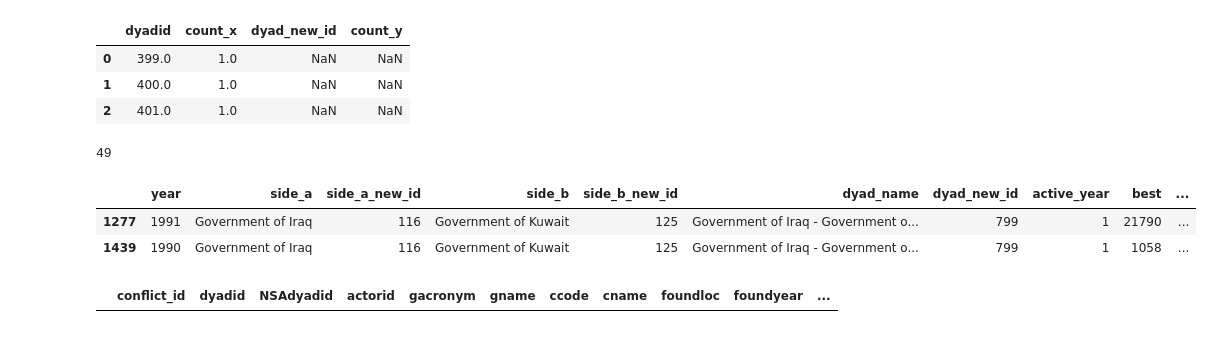
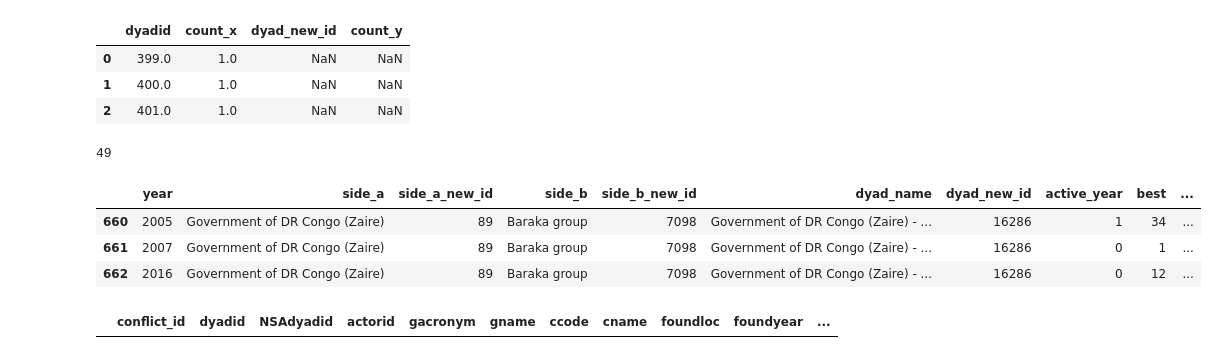
Before and after one commit to frankiiii/master_thesis, a Jupyter notebook: 02_data_prep_FORGE.ipynb, the cells around one changed output. Cells and saved outputs as stored; diff of their text form; code cells hidden in the pictures.

Commit message:
update data prep forge

```diff
--- a/02_data_prep_FORGE.ipynb
+++ b/02_data_prep_FORGE.ipynb
@@ -79,19 +79,68 @@ dyads_complete.head(3)
 | 0 | 399.0 | 1.0 | NaN | NaN |
 | 1 | 400.0 | 1.0 | NaN | NaN |
 | 2 | 401.0 | 1.0 | NaN | NaN |
-# %%
-### These dyads are lost when UCDP and FORGE are merged ---------
-dyad_lost = [422, 481, 614, 634, 660, 736, 775, 792, 796, 799, 825, 834, 836, 843, 847, 854, 858, 865, 878, 883, 902,
-                10054, 10516, 10985, 11199, 11299, 11336, 11377, 11932, 11971, 11973, 11978, 11979, 11988, 11990, 11991,
-                12009, 12104, 12298, 12300, 12575, 13821, 14273, 14471, 15558, 15800, 15801, 15993, 16286]
-print(len(dyad_lost))
-
-ucdp.loc[ucdp["dyad_new_id"]==799]
-# the dyads which are not in FOREG do not seem systematic
-# %% [output]
-49
-|  | year | side_a | side_a_new_id | side_b | side_b_new_id | dyad_name | dyad_new_id | active_year | best | ... |
-| 1277 | 1991 | Government of Iraq | 116 | Government of Kuwait | 125 | Government of Iraq - Government o... | 799 | 1 | 21790 | ... |
-| 1439 | 1990 | Government of Iraq | 116 | Government of Kuwait | 125 | Government of Iraq - Government o... | 799 | 1 | 1058 | ... |
+# %%
+### These dyads are lost when UCDP and FORGE are merged ---------
+# some of these dyads are government-government which should not be part of the dataset anyways
+dyad_lost = [422, # Government of India - Government of Pakistan should be excluded --> check
+             481, # Government of Israel - PRC should be included?
+             614, # Government of Chad - FNT should be included?
+             634, # Government of Cambodia (Kampuchea) - Government of Thailand should be excluded --> check
+             660, # Government of Philippines - MNLF - HM should be included?
+             736, # Government of Afghanistan - UIFSA should be included?
+             775, # Government of India - Sikh insurgents should be included?
+             792, # Government of India - Kashmir insurgents should be included?
+             796, # Government of Panama - Government of United States of America should be excluded --> check
+             799, # Government of Iraq - Government of Kuwait should be excluded --> check
+             825, # Government of Serbia (Yugoslavia) - Croatian irregulars should be included?
+             834, # Government of Bosnia-Herzegovina - Serbian irregulars should be included?
+             836, # Government of Croatia - Serbian irregulars should be included?
+             843, # Government of Tajikistan - Forces of Khudoberdiyev should be included?
+             847, # Government of Bosnia-Herzegovina - Croatian irregulars should be included?
+             854, # Government of Ecuador - Government of Peru should be excluded --> check
+             858, # Government of Cameroon - Government of Nigeria should be excluded --> check
+             865, # Government of Eritrea - Government of Ethiopia should be excluded --> check
+             878, # Government of United States of America - al-Qaida should be included?
+             883, # Government of Australia, Government of United Kingdom, Government of United States of America - Government of Iraq should be excluded --> check
+             902, # Government of Djibouti - Government of Eritrea should be excluded --> check
+            10054, # Government of Mali - FPLA should be included?
+            10516, # Government of Turkey - TAK should be included?
+            10985, # Government of Bangladesh - PBCP should be included?
+            11199, # Government of Afghanistan - Government of United Kingdom, Government of United States of America should be excluded --> check
+            11299, # Government of India - NLFT-B should be included?
+            11336, # Government of Pakistan - Lashkar-e-Islam should be included?
+            11377, # Government of DR Congo (Zaire) - CNPSC should be included?
+            11932, # Government of India - CPI-ML-J should be included?
+            11971, # Government of India - GNLA should be included?
+            11973, # Government of Syria - Syrian insurgents should be included?
+            11978, # Government of South Sudan - SSDM/A should be included?
+            11979, # Government of South Sudan - SSLM/A should be included?
+            11988, # Government of Sudan - SRF should be included?
+            11990, # Government of China - ETIM should be included?
+            11991, # Government of Bangladesh - PBCP-J should be included?
+            12009, # Government of DR Congo (Zaire) - Kata Katanga should be included?
+            12104, # Government of Ethiopia - Forces of Harar garrison should be included?
+            12298, # Government of Tajikistan - PFT should be included?
+            12300, # Government of Tajikistan - Forces of Mullo Abdullo should be included?
+            12575, # Government of Mali - AQIM should be included?
+            13821, # Government of Syria - PYD should be included?
+            14273, # Government of Myanmar (Burma) - PSLF should be included?
+            14471, # Government of Romania - Military faction (forces of Nicolae Ceausescu) should be included?
+            15558, # Government of Colombia - EPL - Megateo should be included?
+            15800, # Government of Cambodia (Kampuchea) - Forces of Norodom Ranariddh should be included?
+            15801, # Government of Cambodia (Kampuchea) - Military faction (Forces of Hun Sen) should be included?
+            15993, # Government of Angola - FLEC-FAC-TN should be included?
+            16286] # Government of DR Congo (Zaire) - Baraka group should be included?
+print(len(dyad_lost))
+
+ucdp.loc[ucdp["dyad_new_id"]==16286]
+# the dyads which are not in FOREG do not seem systematic
+# 39 dyads could potentially be part of the dataset but they do not seem to fulfill FORGE inclusion criteria
+# %% [output]
+49
+|  | year | side_a | side_a_new_id | side_b | side_b_new_id | dyad_name | dyad_new_id | active_year | best | ... |
+| 660 | 2005 | Government of DR Congo (Zaire) | 89 | Baraka group | 7098 | Government of DR Congo (Zaire) - ... | 16286 | 1 | 34 | ... |
+| 661 | 2007 | Government of DR Congo (Zaire) | 89 | Baraka group | 7098 | Government of DR Congo (Zaire) - ... | 16286 | 0 | 1 | ... |
+| 662 | 2016 | Government of DR Congo (Zaire) | 89 | Baraka group | 7098 | Government of DR Congo (Zaire) - ... | 16286 | 0 | 12 | ... |
 # %%
 ### Check dyad in FORGE -----
```
Also changed, not shown: parts of 1 cell of this notebook.
